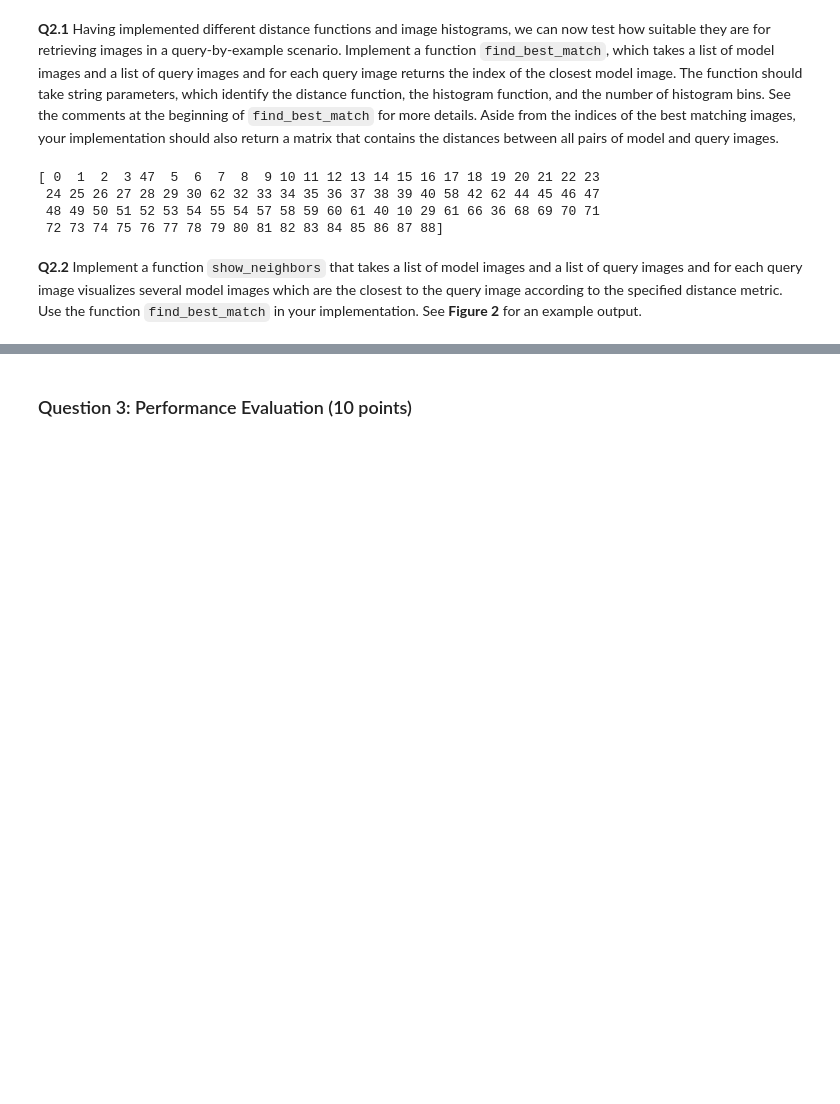
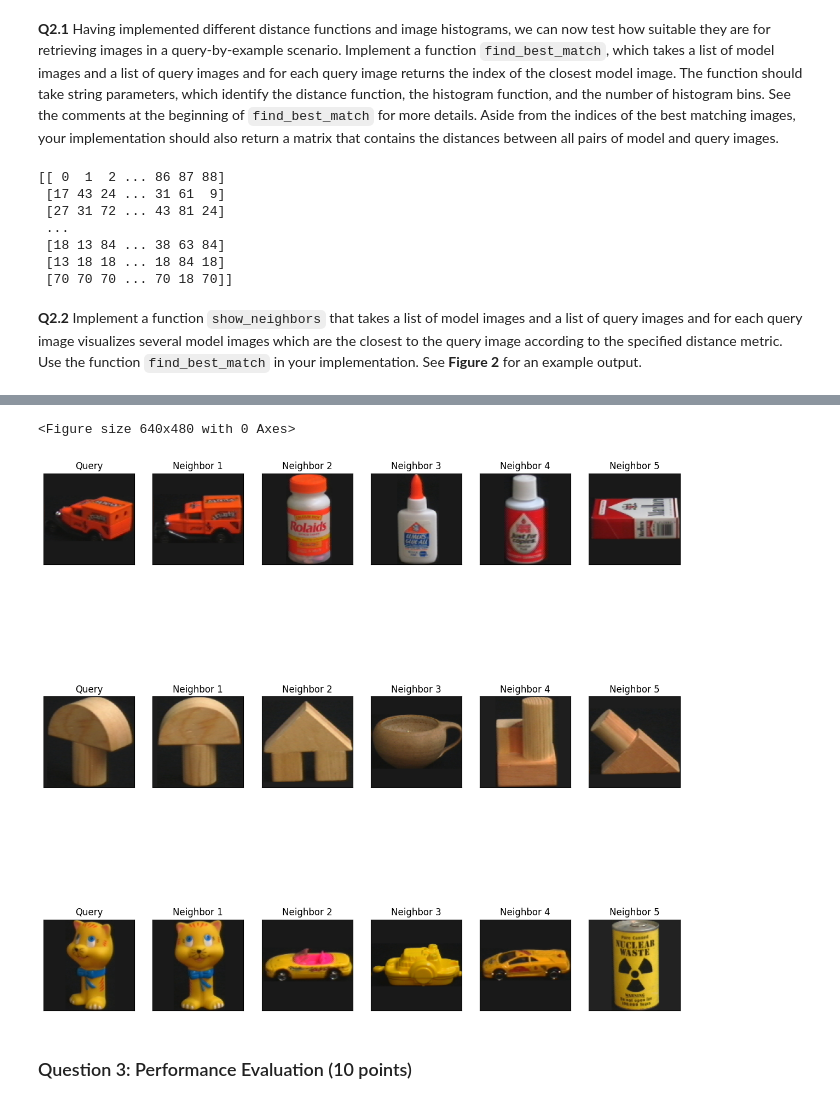
Before and after one commit to dhimitriosduka1/hlcv, a Jupyter notebook: Assignment_1/exercise-1-Part1.ipynb, the cells around one changed output, grey strips where cells are left out. Drawn from its saved outputs; the diff is of its cells as text; code cells hidden in the pictures; blank space fills up the shorter version.

Commit message:
Implement a1 find_best_match show_neighbors

```diff
--- a/Assignment_1/exercise-1-Part1.ipynb
+++ b/Assignment_1/exercise-1-Part1.ipynb
@@ -556,7 +556,7 @@ def find_best_match(model_images, query_images, dist_type, hist_type, num_bins):
         for j in range(len(query_images)):
             D[i, j] = get_dist_by_name(model_hists[i], query_hists[j], dist_type)
 
-    best_match = D.argmin(axis=1)
+    best_match = D.argsort(axis=0)
 
     return best_match, D
 
@@ -577,10 +577,13 @@ eval_num_bins = 30
 
 print(best_match)
 # %% [output]
-[ 0  1  2  3 47  5  6  7  8  9 10 11 12 13 14 15 16 17 18 19 20 21 22 23
- 24 25 26 27 28 29 30 62 32 33 34 35 36 37 38 39 40 58 42 62 44 45 46 47
- 48 49 50 51 52 53 54 55 54 57 58 59 60 61 40 10 29 61 66 36 68 69 70 71
- 72 73 74 75 76 77 78 79 80 81 82 83 84 85 86 87 88]
+[[ 0  1  2 ... 86 87 88]
+ [17 43 24 ... 31 61  9]
+ [27 31 72 ... 43 81 24]
+ ...
+ [18 13 84 ... 38 63 84]
+ [13 18 18 ... 18 84 18]
+ [70 70 70 ... 70 18 70]]
 # %% [markdown]
 **Q2.2** Implement a function `show_neighbors` that takes a list of model images and a list of query images and for each query image visualizes several model images which are the closest to the query image according to the specified distance metric. Use the function `find_best_match` in your implementation. See **Figure 2** for an example output.
 # %% [markdown]
@@ -590,20 +593,37 @@ print(best_match)
 # %%
 def show_neighbors(model_images, query_images, dist_type, hist_type, num_bins):
     plt.figure()
     num_nearest = 5  # Show the top-5 neighbors
 
     ######### TODO ##################################
     # Use the find_best_match and create a figure with most-similar images
     # (similar to the figure above)
     # Put every query in a separate row and show the most similar samples from
     # model_images next to each.
     ################################################
+    [best_match, _] = find_best_match(model_images, query_images, dist_type, hist_type, num_bins)
+    # plot them in a matrix in the same plot but different axis
+    fig, axes = plt.subplots(len(query_images), num_nearest + 1, figsize=(15, 15))
+    for i, query_image in enumerate(query_images):
+        query_img = np.array(Image.open(query_image))
+        axes[i, 0].imshow(query_img)
+        axes[i, 0].set_title('Query')
+        axes[i, 0].set_xticks([]); axes[i, 0].set_yticks([])
+
+        for j in range(num_nearest):
+            model_img = np.array(Image.open(model_images[best_match[j, i]]))
+            axes[i, j+1].imshow(model_img)
+            axes[i, j+1].set_title(f'Neighbor {j+1}')
+            axes[i, j+1].set_xticks([]); axes[i, j+1].set_yticks([])
 
 
 
 ### The following code is used for evaluation.
 query_images_vis = [query_images[i] for i in np.array([0,4,9])]
 show_neighbors(model_images, query_images_vis, eval_dist_type, eval_hist_type, eval_num_bins)
+# %% [output]
+<Figure size 640x480 with 0 Axes>
+[figure, added]
 # %% [markdown]
 ### Question 3: Performance Evaluation (10 points)
 # %% [markdown]
```
